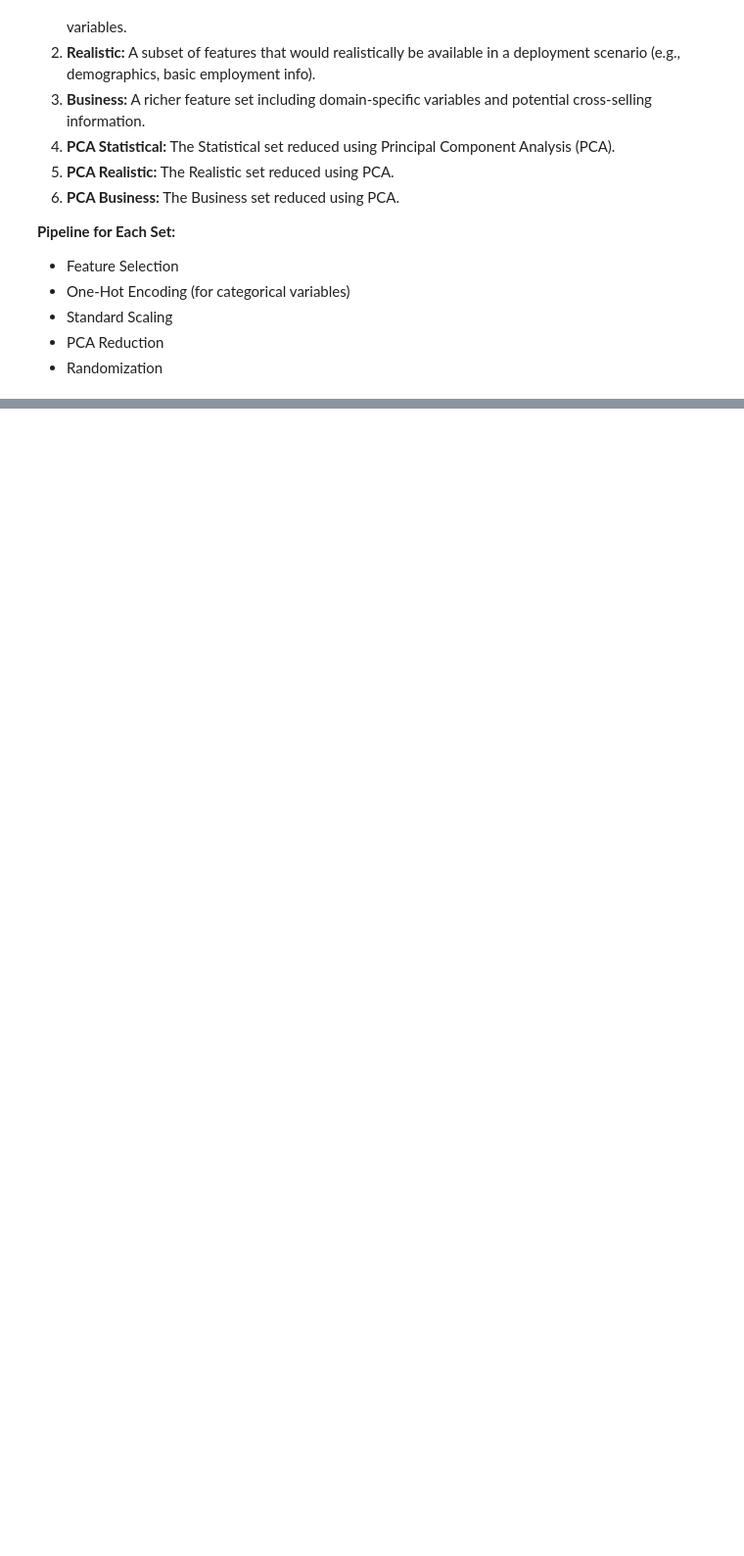
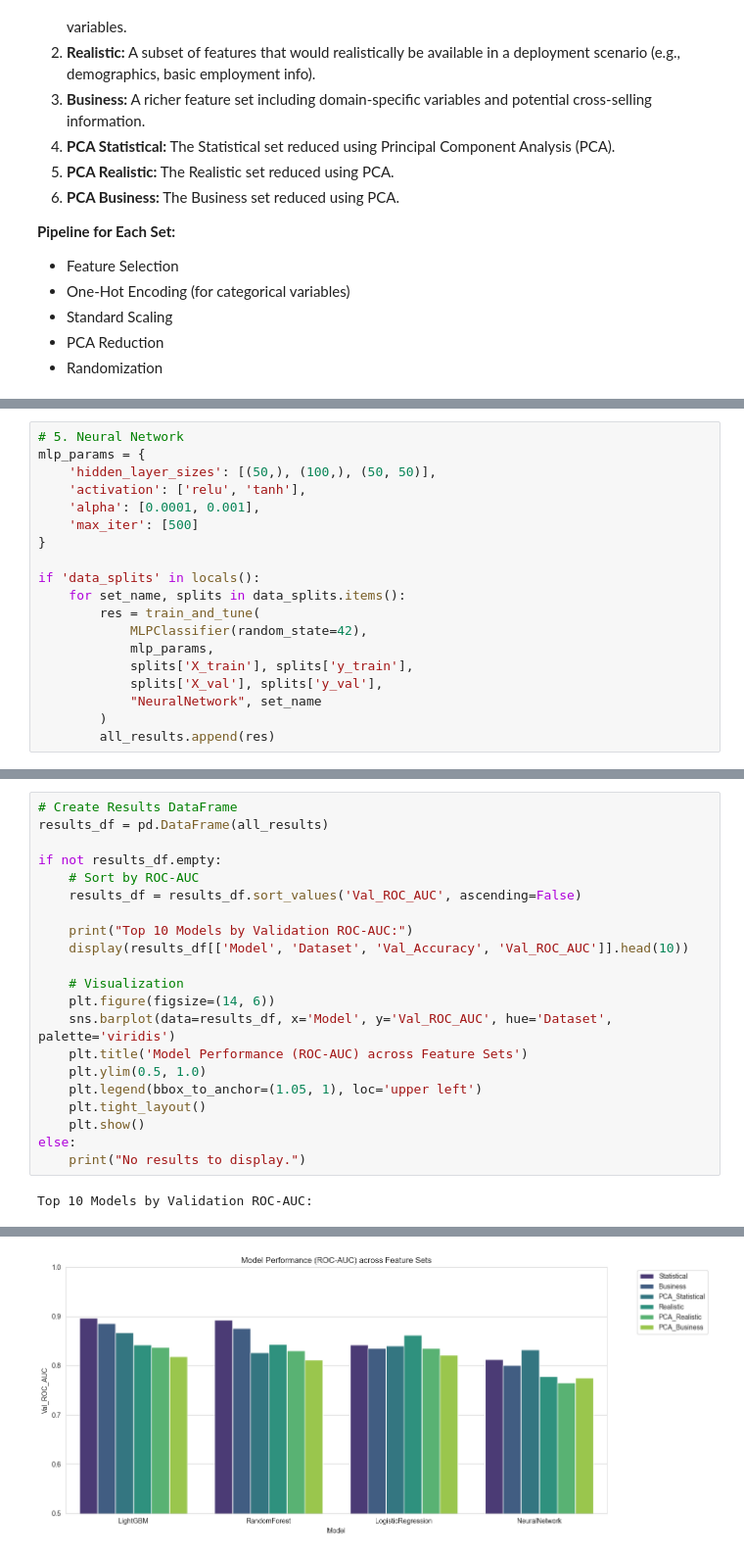
Before and after one commit to UnicornnGrg/AppliedMachineLearning, a Jupyter notebook: Project_Report.ipynb, the cells around one changed output, grey strips where cells are left out. Shown: that part at 98% size. Drawn from its saved outputs; the diff is of its cells as text; blank space fills up the shorter version.

```diff
--- a/Project_Report.ipynb
+++ b/Project_Report.ipynb
@@ -791,0 +1035,19 @@ if 'df_cleaned' in locals():
+# %%
+# 5. Neural Network
+mlp_params = {
+    'hidden_layer_sizes': [(50,), (100,), (50, 50)],
+    'activation': ['relu', 'tanh'],
+    'alpha': [0.0001, 0.001],
+    'max_iter': [500]
+}
+
+if 'data_splits' in locals():
+    for set_name, splits in data_splits.items():
+        res = train_and_tune(
+            MLPClassifier(random_state=42),
+            mlp_params,
+            splits['X_train'], splits['y_train'],
+            splits['X_val'], splits['y_val'],
+            "NeuralNetwork", set_name
+        )
+        all_results.append(res)
@@ -791,0 +1075,23 @@ if 'df_cleaned' in locals():
+# %%
+# Create Results DataFrame
+results_df = pd.DataFrame(all_results)
+
+if not results_df.empty:
+    # Sort by ROC-AUC
+    results_df = results_df.sort_values('Val_ROC_AUC', ascending=False)
+
+    print("Top 10 Models by Validation ROC-AUC:")
+    display(results_df[['Model', 'Dataset', 'Val_Accuracy', 'Val_ROC_AUC']].head(10))
+
+    # Visualization
+    plt.figure(figsize=(14, 6))
+    sns.barplot(data=results_df, x='Model', y='Val_ROC_AUC', hue='Dataset', palette='viridis')
+    plt.title('Model Performance (ROC-AUC) across Feature Sets')
+    plt.ylim(0.5, 1.0)
+    plt.legend(bbox_to_anchor=(1.05, 1), loc='upper left')
+    plt.tight_layout()
+    plt.show()
+else:
+    print("No results to display.")
+# %% [output]
+Top 10 Models by Validation ROC-AUC:
@@ -791,0 +1109 @@ if 'df_cleaned' in locals():
+[figure, added]
```
Also changed, not shown: parts of 19 cells of this notebook, 1 other file.
